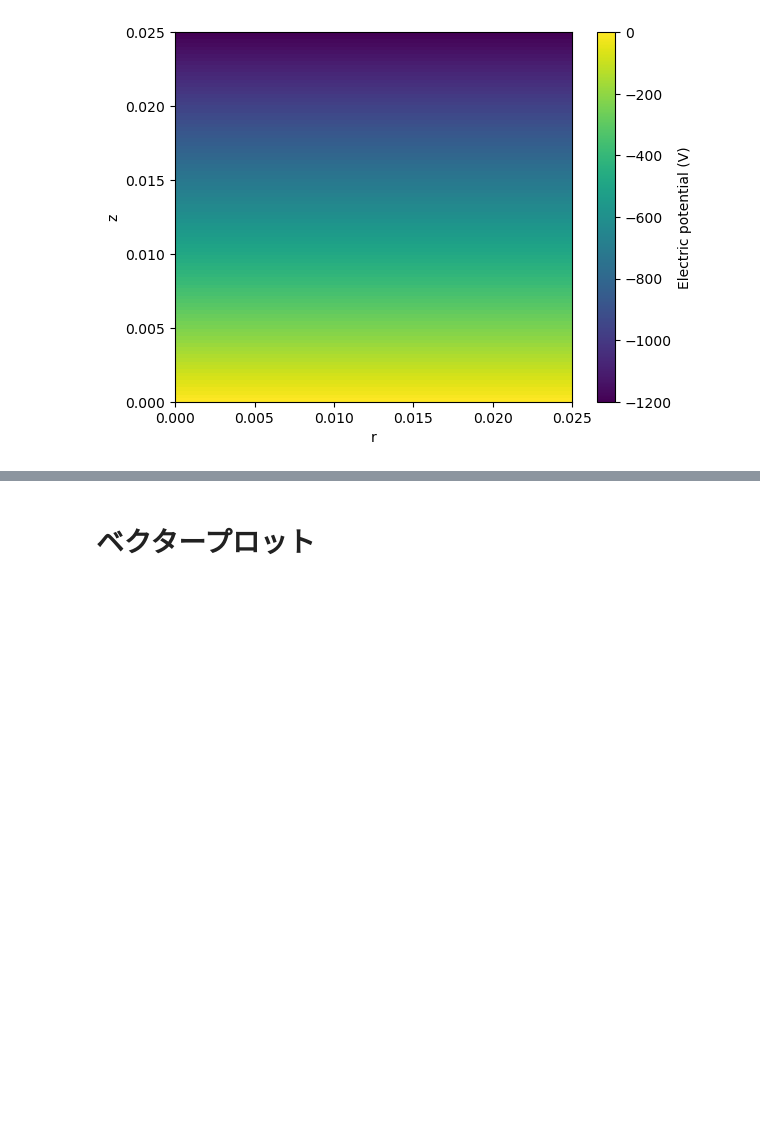
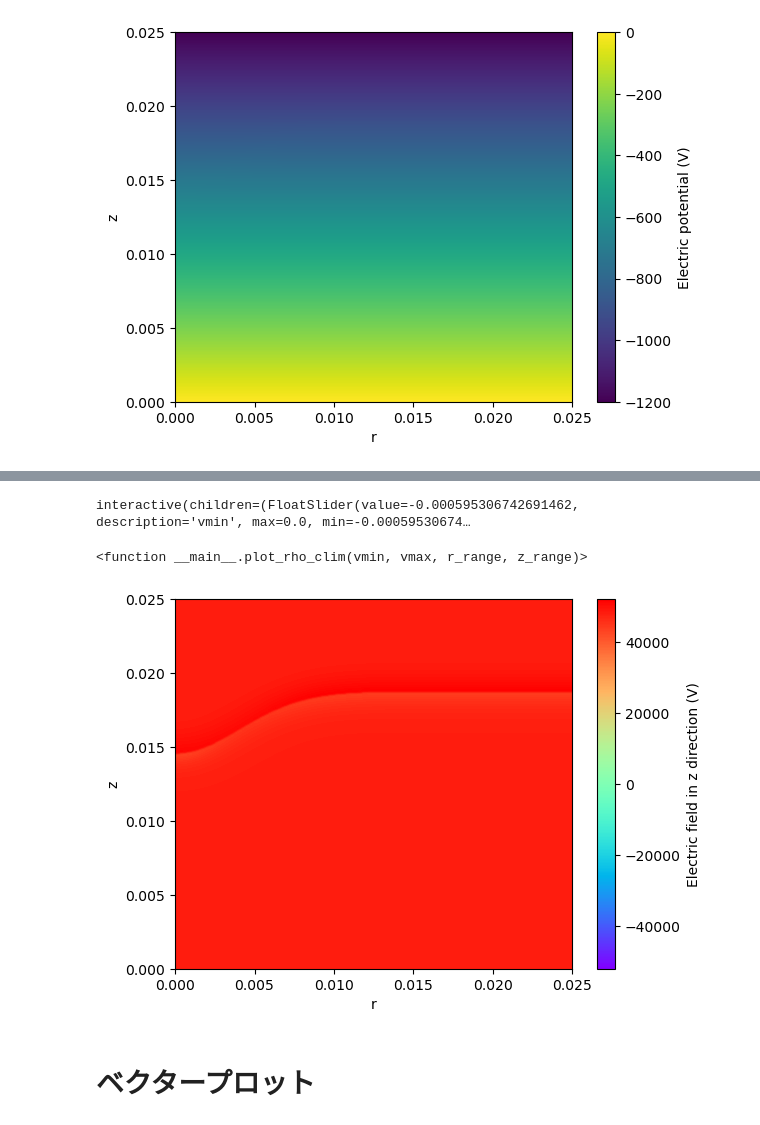
Before and after one commit to syoukera/F90_IonizedLayerModel, a Jupyter notebook: ipynb/20241213_plot_vector_data_2d.ipynb, the cells around one changed output, grey strips where cells are left out. Cells and saved outputs as stored; diff of their text form; code cells hidden in the pictures; blank space fills up the shorter version.

```diff
--- a/ipynb/20241213_plot_vector_data_2d.ipynb
+++ b/ipynb/20241213_plot_vector_data_2d.ipynb
@@ -92,3 +121,62 @@ plt.clim(- max_rho, max_rho)
+# %%
+from ipywidgets import interact, FloatSlider
+from ipywidgets import FloatRangeSlider
+# 可視化範囲（x, y）のスライダーを追加
+r_range_slider = FloatRangeSlider(
+    value=[grid_r.min(), grid_r.max()],
+    min=grid_r.min(),
+    max=grid_r.max(),
+    step=(grid_r.max() - grid_r.min()) / 100,
+    description='r range',
+    continuous_update=False
+)
+z_range_slider = FloatRangeSlider(
+    value=[grid_z.min(), grid_z.max()],
+    min=grid_z.min(),
+    max=grid_z.max(),
+    step=(grid_z.max() - grid_z.min()) / 100,
+    description='z range',
+    continuous_update=False
+)
+
+def plot_rho_clim(vmin, vmax, r_range, z_range):
+    plt.figure(figsize=(6,5))
+    plt.imshow(
+        np.flip(rho, axis=0),
+        extent=[grid_r.min(), grid_r.max(), grid_z.min(), grid_z.max()],
+        origin='lower', aspect='auto', cmap='bwr', vmin=vmin, vmax=vmax
+    )
+    plt.colorbar(label='Charge density [C/m3]')
+    plt.xlabel('r')
+    plt.ylabel('z')
+    plt.title('Electric charge density')
+    plt.xlim(r_range)
+    plt.ylim(z_range)
+    plt.show()
+
+interact(
+    plot_rho_clim,
+    vmin=FloatSlider(min=-max_rho, max=0, step=max_rho/100, value=-max_rho, description='vmin'),
+    vmax=FloatSlider(min=0, max=max_rho, step=max_rho/100, value=max_rho, description='vmax'),
+    r_range=r_range_slider,
+    z_range=z_range_slider
+)
+# %% [output]
+interactive(children=(FloatSlider(value=-0.000595306742691462, description='vmin', max=0.0, min=-0.00059530674…
+<function __main__.plot_rho_clim(vmin, vmax, r_range, z_range)>
+# %%
+# plt.plot(V)
+plt.imshow(np.flip(E_z, axis=0), extent=[grid_r.min(), grid_r.max(), grid_z.min(), grid_z.max()], origin='lower', aspect='auto', cmap='rainbow')
+plt.colorbar(label='Electric field in z direction (V)')
+plt.xlabel('r')
+plt.ylabel('z')
+
+
+max_E_z = np.max(np.abs(E_z))
+plt.clim(- max_E_z, max_E_z)
+# plt.title('Potential Distribution')
+# %% [output]
+[figure, added]
 # %% [markdown]
 # ベクタープロット
 # %%
```
Also changed, not shown: parts of 12 cells of this notebook, 5 other files.
